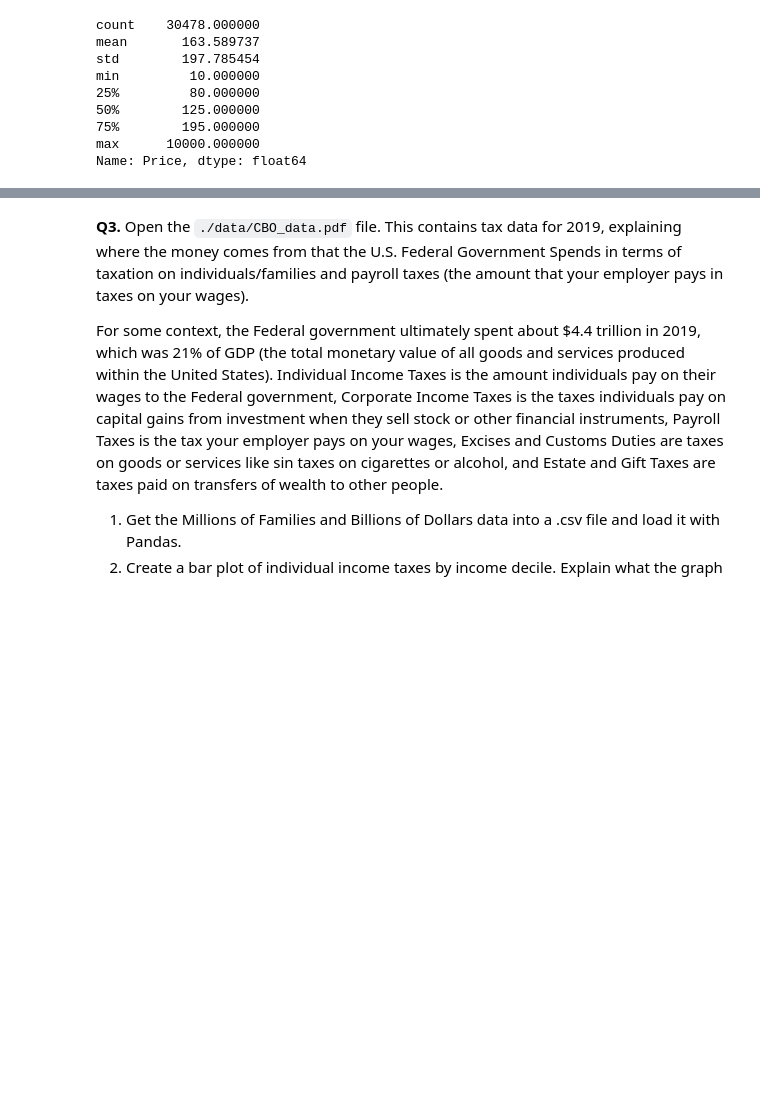
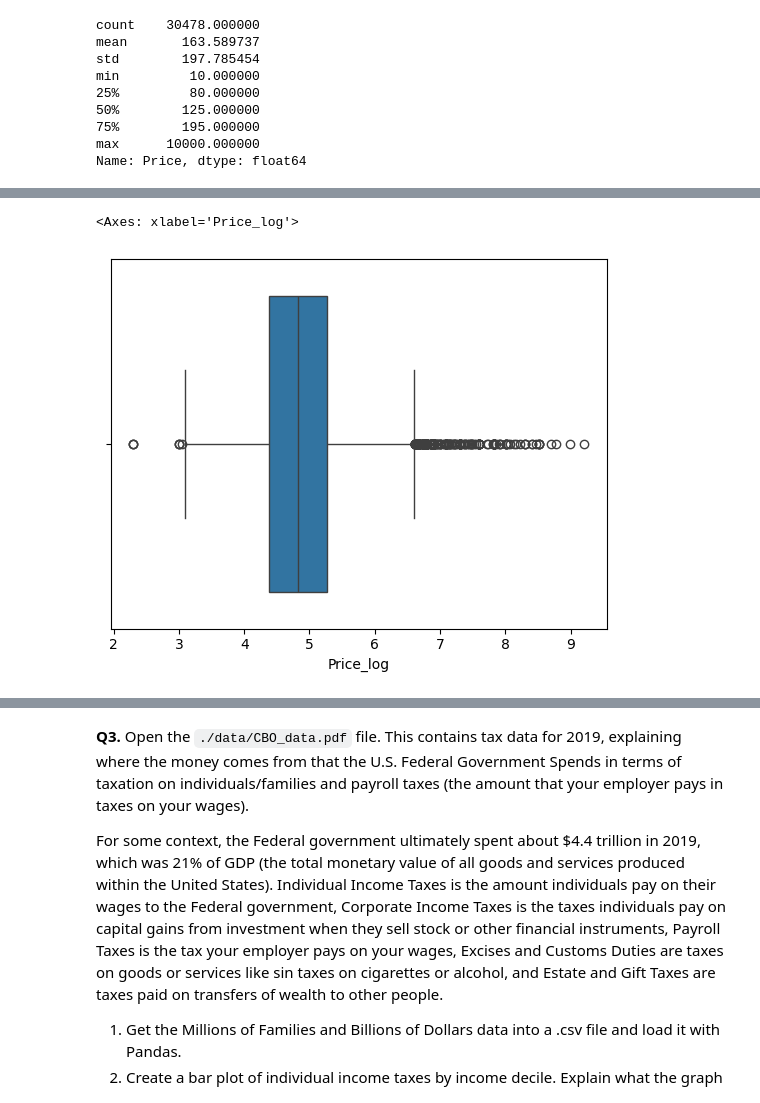
Before and after one commit to jillianhaig/visualization, a Jupyter notebook: assignment/assignment.ipynb, the cells around one changed output, grey strips where cells are left out. Saved outputs shown, nothing was run; the diff lists cells and outputs as text; code cells hidden in the pictures; blank space fills up the shorter version.

```diff
--- a/assignment/assignment.ipynb
+++ b/assignment/assignment.ipynb
@@ -147,0 +165,6 @@ Name: Price, dtype: float64
+# %%
+# Boxplot
+sns.boxplot(data=df, x="Price_log")
+# %% [output]
+<Axes: xlabel='Price_log'>
+[figure, added]
```
Also changed, not shown: parts of 6 cells of this notebook.
